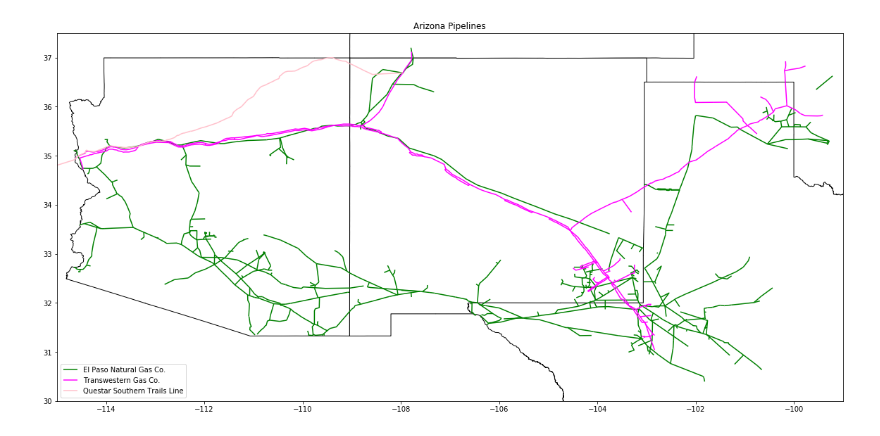
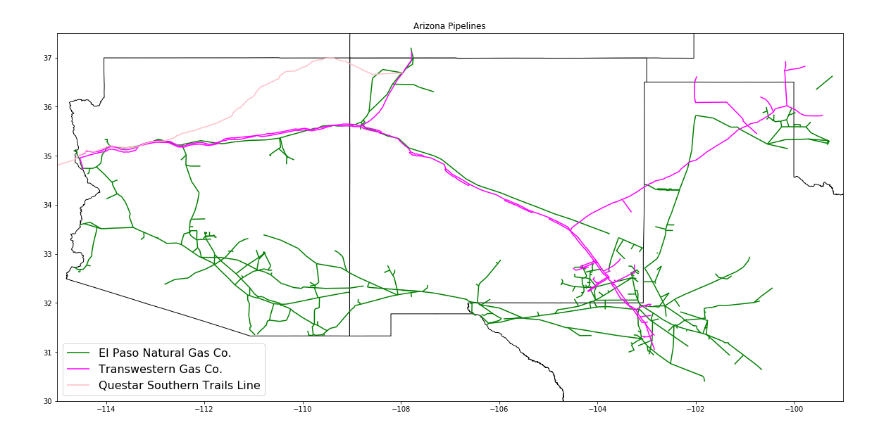
Before and after one commit to Astrayer/NG_SourceMonster, a Jupyter notebook: sourceCode/Geo_Connect.ipynb, the cells around one changed output. Drawn from its saved outputs; the diff is of its cells as text; code cells hidden in the pictures.

Commit message:
Geo_Connect Legend Revision

```diff
--- a/sourceCode/Geo_Connect.ipynb
+++ b/sourceCode/Geo_Connect.ipynb
@@ -21,17 +21,17 @@ QuestarSTL = shp.loc[shp['Operator'] == 'Questar Southern Trails Line']
 # %%
 fig, ax = plt.subplots(1, figsize=(20, 20))
 ax.set_xlim(-115, -99)
 ax.set_ylim(30, 37.5)
 
 base = NM.plot(ax=ax, color='white', edgecolor='black')
 case = TX.plot(ax=ax, color='white', edgecolor='black')
 dase = AZ.plot(ax=ax, color='white', edgecolor='black')
 ease = CO.plot(ax=ax, color='white', edgecolor='black')
 ElPasoNGC.plot(ax=base, color='green', label='El Paso Natural Gas Co.')
 TransWGC.plot(ax=base, color='magenta', label='Transwestern Gas Co.')
 QuestarSTL.plot(ax=base, color = 'pink', label='Questar Southern Trails Line')
 
 ax.set_title('Arizona Pipelines')
-legend = ax.legend(loc='lower left')
+legend = ax.legend(loc='lower left', prop={'size': 16})
 # %% [output]
-[figure, old version]
+[figure, new version]
```
